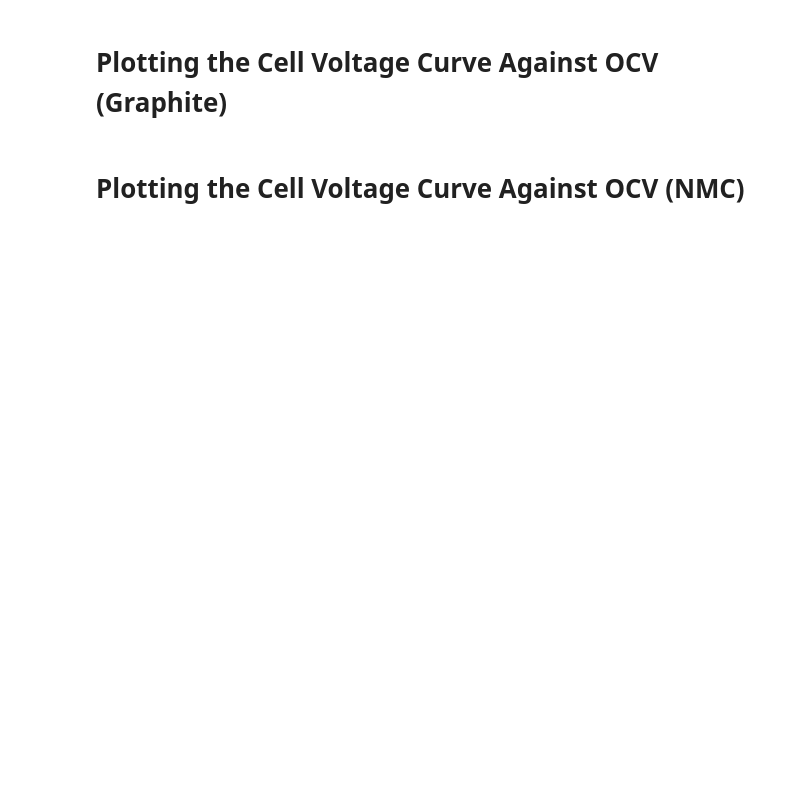
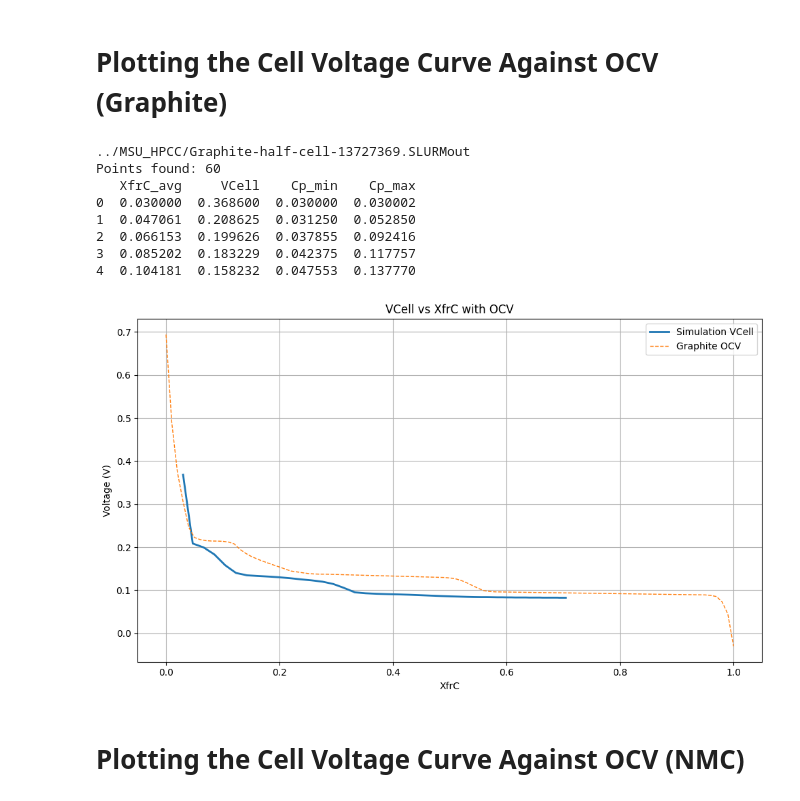
Before and after one commit to HCY-Group/BESFEM, a Jupyter notebook: plotting/OCV_CellVoltage.ipynb, the cells around one changed output. Drawn from its saved outputs; the diff is of its cells as text; code cells hidden in the pictures; blank space fills up the shorter version.

```diff
--- a/plotting/OCV_CellVoltage.ipynb
+++ b/plotting/OCV_CellVoltage.ipynb
@@ -49,7 +49,7 @@ def load_data(file_path):
 # ============================================================
 
 df1 = load_data(
-    "../MSU_HPCC/slurm_besfem-GC-TEST-e-16-12hrs-12893611.SLURMout"
+    "../MSU_HPCC/Graphite-half-cell-13727369.SLURMout"
 )
 
 
@@ -70,33 +70,43 @@ df1["ocv"] = np.interp(df1["XfrC_avg"], ticks, ocv)
 # STEP 4: PLOT
 # ============================================================
 
 plt.figure(figsize=(10,6))
 
 # Simulation voltage
 plt.plot(
     df1["XfrC_avg"],
     df1["VCell"],
     linewidth=2,
     label="Simulation VCell"
 )
 
 # OCV curve
 plt.plot(
     ticks,
     ocv,
     '--',
     linewidth=1,
     label="Graphite OCV"
 )
 
 plt.xlabel("XfrC")
 plt.ylabel("Voltage (V)")
 plt.title("VCell vs XfrC with OCV")
 plt.grid(True)
 plt.legend()
 plt.tight_layout()
 
 plt.show()
+# %% [output]
+../MSU_HPCC/Graphite-half-cell-13727369.SLURMout
+Points found: 60
+   XfrC_avg     VCell    Cp_min    Cp_max
+0  0.030000  0.368600  0.030000  0.030002
+1  0.047061  0.208625  0.031250  0.052850
+2  0.066153  0.199626  0.037855  0.092416
+3  0.085202  0.183229  0.042375  0.117757
+4  0.104181  0.158232  0.047553  0.137770
+[figure, added]
 # %% [markdown]
 # Plotting the Cell Voltage Curve Against OCV (NMC)
 # %%
```
Also changed, not shown: parts of 4 cells of this notebook, 10 other files.
